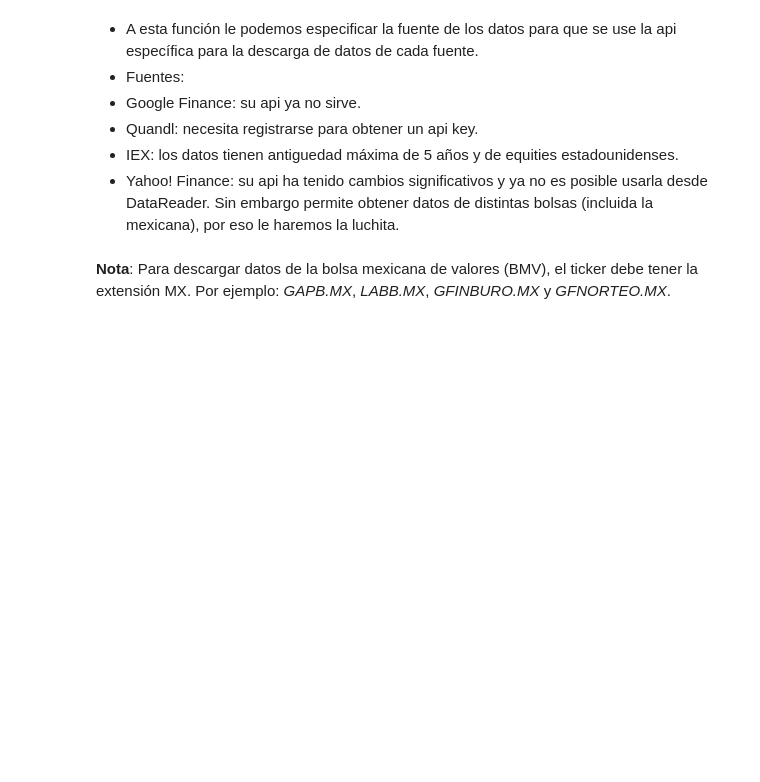
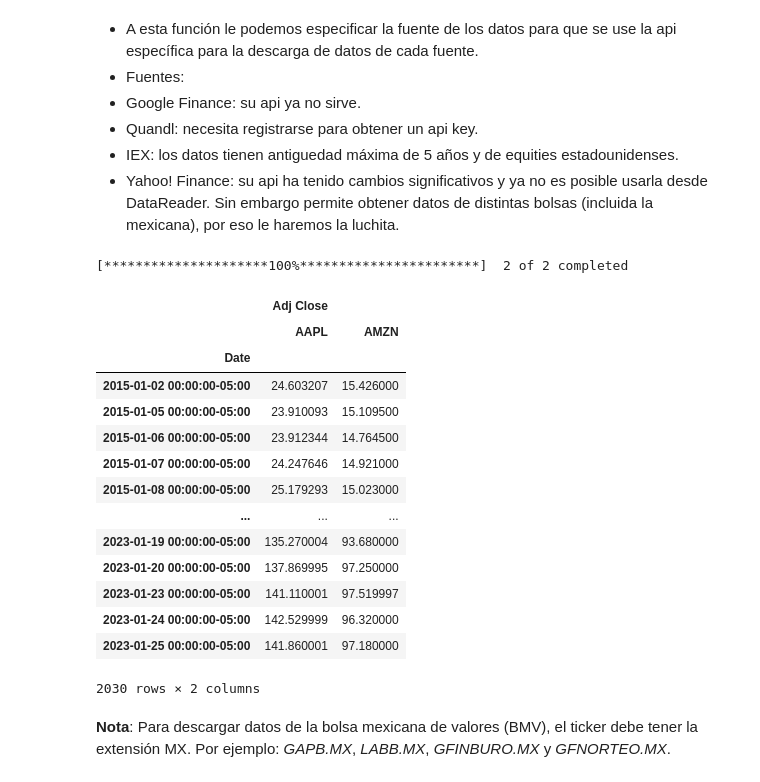
Before and after one commit to neto10m/porinvp2023, a Jupyter notebook: Modulo1/Clase4_DescargaHistoricos.ipynb, the cells around one changed output. Cells and saved outputs as stored; diff of their text form; code cells hidden in the pictures; blank space fills up the shorter version.

```diff
--- a/Modulo1/Clase4_DescargaHistoricos.ipynb
+++ b/Modulo1/Clase4_DescargaHistoricos.ipynb
@@ -114,5 +237,31 @@ El módulo data del paquete pandas_datareader contiene la funcion `DataReader`:
+# %%
+# Ejemplo yahoo
+closes = web.get_data_yahoo(
+    tickers=["AAPL", "AMZN"],
+    start="2015-01-01",
+    interval="1d"
+)[["Adj Close"]]
+# %% [output]
+[*********************100%***********************]  2 of 2 completed
 # %%
 # Precios ajustados en el cierre
+closes
+# %% [output]
+|  | Adj Close |  |
+|  | AAPL | AMZN |
+| Date |  |  |
+| 2015-01-02 00:00:00-05:00 | 24.603207 | 15.426000 |
+| 2015-01-05 00:00:00-05:00 | 23.910093 | 15.109500 |
+| 2015-01-06 00:00:00-05:00 | 23.912344 | 14.764500 |
+| 2015-01-07 00:00:00-05:00 | 24.247646 | 14.921000 |
+| 2015-01-08 00:00:00-05:00 | 25.179293 | 15.023000 |
+| ... | ... | ... |
+| 2023-01-19 00:00:00-05:00 | 135.270004 | 93.680000 |
+| 2023-01-20 00:00:00-05:00 | 137.869995 | 97.250000 |
+| 2023-01-23 00:00:00-05:00 | 141.110001 | 97.519997 |
+| 2023-01-24 00:00:00-05:00 | 142.529999 | 96.320000 |
+| 2023-01-25 00:00:00-05:00 | 141.860001 | 97.180000 |
+2030 rows × 2 columns
 # %%
 # Función para descargar precios de cierre ajustados:
 def get_adj_closes(tickers,
```
Also changed, not shown: parts of 17 cells of this notebook, 3 other files.
